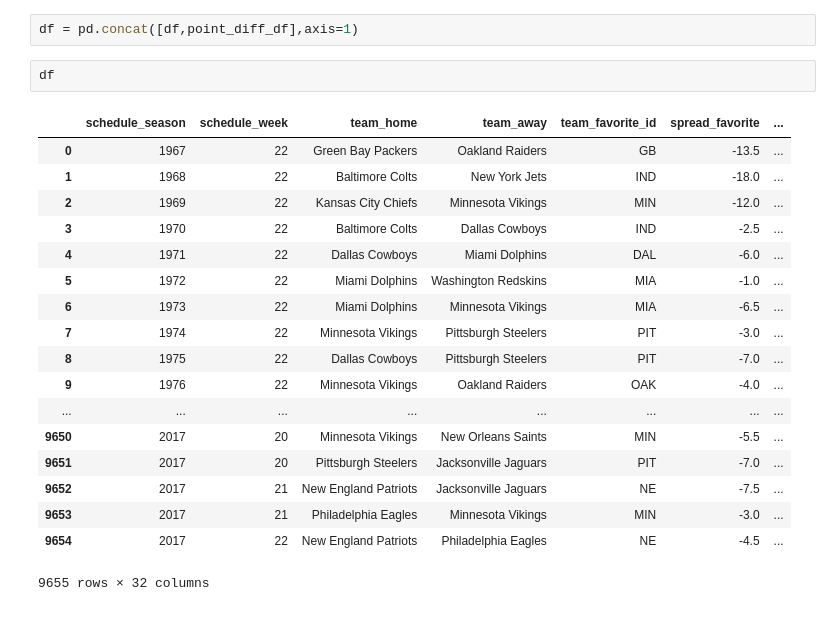
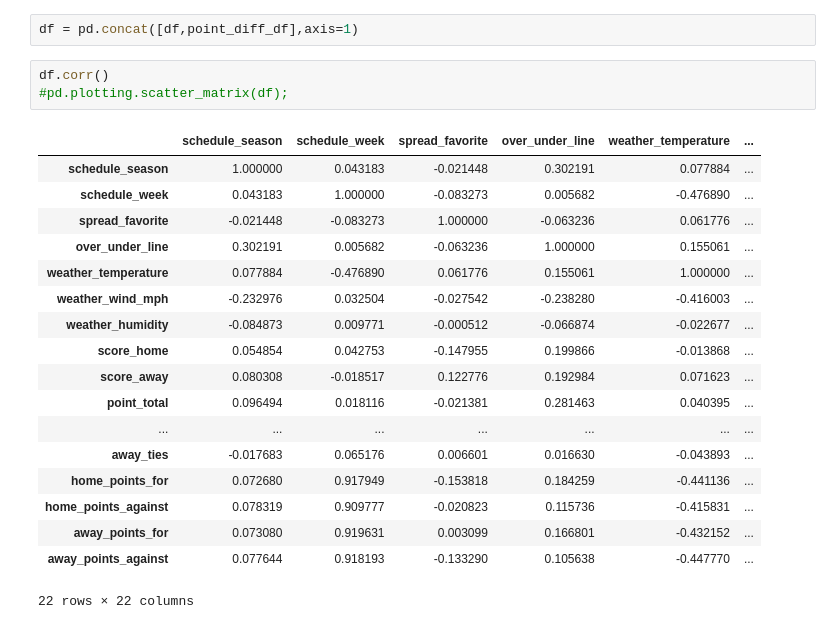
Before and after one commit to slieb74/NFL-Betting-Data, a Jupyter notebook: nfl_betting_data.ipynb, the cells around one changed output. Drawn from its saved outputs; the diff is of its cells as text.

```diff
--- a/nfl_betting_data.ipynb
+++ b/nfl_betting_data.ipynb
@@ -253,24 +256,25 @@ away_points_against    int64
 dtype: object
 # %%
 df = pd.concat([df,point_diff_df],axis=1)
-# %%
-df
-# %% [output]
-|  | schedule_season | schedule_week | team_home | team_away | team_favorite_id | spread_favorite | ... |
-| 0 | 1967 | 22 | Green Bay Packers | Oakland Raiders | GB | -13.5 | ... |
-| 1 | 1968 | 22 | Baltimore Colts | New York Jets | IND | -18.0 | ... |
-| 2 | 1969 | 22 | Kansas City Chiefs | Minnesota Vikings | MIN | -12.0 | ... |
-| 3 | 1970 | 22 | Baltimore Colts | Dallas Cowboys | IND | -2.5 | ... |
-| 4 | 1971 | 22 | Dallas Cowboys | Miami Dolphins | DAL | -6.0 | ... |
-| 5 | 1972 | 22 | Miami Dolphins | Washington Redskins | MIA | -1.0 | ... |
-| 6 | 1973 | 22 | Miami Dolphins | Minnesota Vikings | MIA | -6.5 | ... |
-| 7 | 1974 | 22 | Minnesota Vikings | Pittsburgh Steelers | PIT | -3.0 | ... |
-| 8 | 1975 | 22 | Dallas Cowboys | Pittsburgh Steelers | PIT | -7.0 | ... |
-| 9 | 1976 | 22 | Minnesota Vikings | Oakland Raiders | OAK | -4.0 | ... |
-| ... | ... | ... | ... | ... | ... | ... | ... |
-| 9650 | 2017 | 20 | Minnesota Vikings | New Orleans Saints | MIN | -5.5 | ... |
-| 9651 | 2017 | 20 | Pittsburgh Steelers | Jacksonville Jaguars | PIT | -7.0 | ... |
-| 9652 | 2017 | 21 | New England Patriots | Jacksonville Jaguars | NE | -7.5 | ... |
-| 9653 | 2017 | 21 | Philadelphia Eagles | Minnesota Vikings | MIN | -3.0 | ... |
-| 9654 | 2017 | 22 | New England Patriots | Philadelphia Eagles | NE | -4.5 | ... |
-9655 rows × 32 columns
+# %%
+df.corr()
+#pd.plotting.scatter_matrix(df);
+# %% [output]
+|  | schedule_season | schedule_week | spread_favorite | over_under_line | weather_temperature | ... |
+| schedule_season | 1.000000 | 0.043183 | -0.021448 | 0.302191 | 0.077884 | ... |
+| schedule_week | 0.043183 | 1.000000 | -0.083273 | 0.005682 | -0.476890 | ... |
+| spread_favorite | -0.021448 | -0.083273 | 1.000000 | -0.063236 | 0.061776 | ... |
+| over_under_line | 0.302191 | 0.005682 | -0.063236 | 1.000000 | 0.155061 | ... |
+| weather_temperature | 0.077884 | -0.476890 | 0.061776 | 0.155061 | 1.000000 | ... |
+| weather_wind_mph | -0.232976 | 0.032504 | -0.027542 | -0.238280 | -0.416003 | ... |
+| weather_humidity | -0.084873 | 0.009771 | -0.000512 | -0.066874 | -0.022677 | ... |
+| score_home | 0.054854 | 0.042753 | -0.147955 | 0.199866 | -0.013868 | ... |
+| score_away | 0.080308 | -0.018517 | 0.122776 | 0.192984 | 0.071623 | ... |
+| point_total | 0.096494 | 0.018116 | -0.021381 | 0.281463 | 0.040395 | ... |
+| ... | ... | ... | ... | ... | ... | ... |
+| away_ties | -0.017683 | 0.065176 | 0.006601 | 0.016630 | -0.043893 | ... |
+| home_points_for | 0.072680 | 0.917949 | -0.153818 | 0.184259 | -0.441136 | ... |
+| home_points_against | 0.078319 | 0.909777 | -0.020823 | 0.115736 | -0.415831 | ... |
+| away_points_for | 0.073080 | 0.919631 | 0.003099 | 0.166801 | -0.432152 | ... |
+| away_points_against | 0.077644 | 0.918193 | -0.133290 | 0.105638 | -0.447770 | ... |
+22 rows × 22 columns
```
Also changed, not shown: parts of 6 cells of this notebook.
